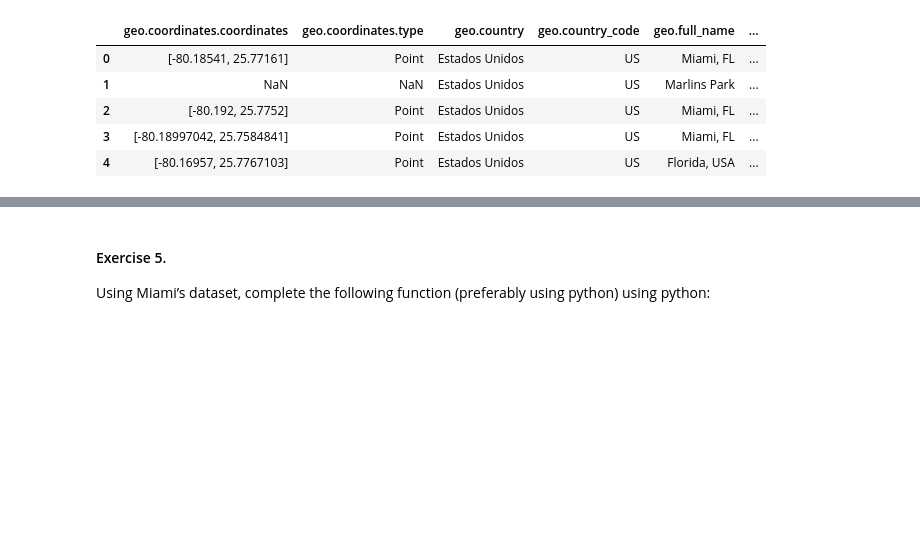
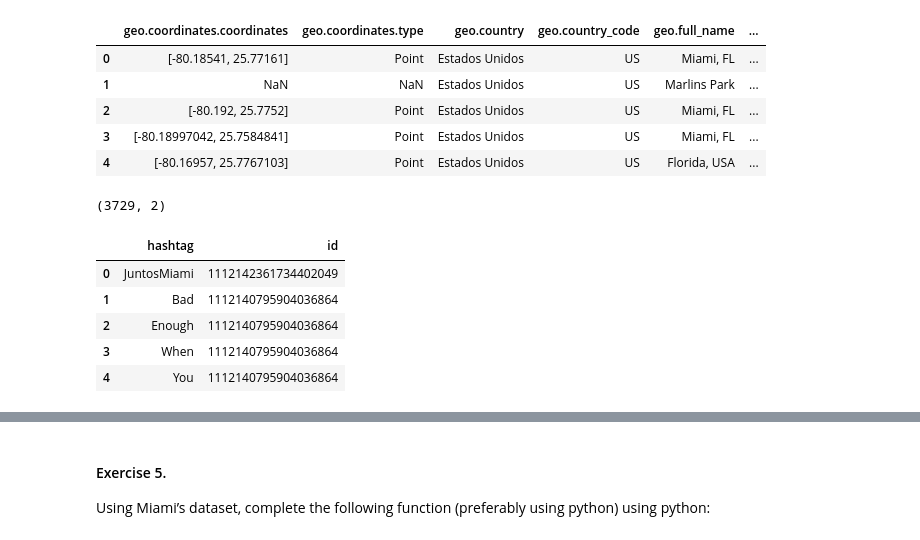
Before and after one commit to andresvBSE/TM-Twitter-PSET2, a Jupyter notebook: PST2.ipynb, the cells around one changed output, grey strips where cells are left out. Drawn from its saved outputs; the diff is of its cells as text; code cells hidden in the pictures; blank space fills up the shorter version.

```diff
--- a/PST2.ipynb
+++ b/PST2.ipynb
@@ -26,3 +38,16 @@ miami_df[miami_df.columns[pd.Series(miami_df.columns).str.startswith('geo')]].he
 | 2 | [-80.192, 25.7752] | Point | Estados Unidos | US | Miami, FL | ... |
 | 3 | [-80.18997042, 25.7584841] | Point | Estados Unidos | US | Miami, FL | ... |
 | 4 | [-80.16957, 25.7767103] | Point | Estados Unidos | US | Florida, USA | ... |
+# %%
+# Retrieve the hashtags using the function
+hashtags_miami = pd.DataFrame(list(hash_retrieve(miami_df)), columns=['hashtag', 'id'])
+print(hashtags_miami.shape)
+hashtags_miami.head()
+# %% [output]
+(3729, 2)
+|  | hashtag | id |
+| 0 | JuntosMiami | 1112142361734402049 |
+| 1 | Bad | 1112140795904036864 |
+| 2 | Enough | 1112140795904036864 |
+| 3 | When | 1112140795904036864 |
+| 4 | You | 1112140795904036864 |
```
Also changed, not shown: parts of 7 cells of this notebook, 5 other files.
